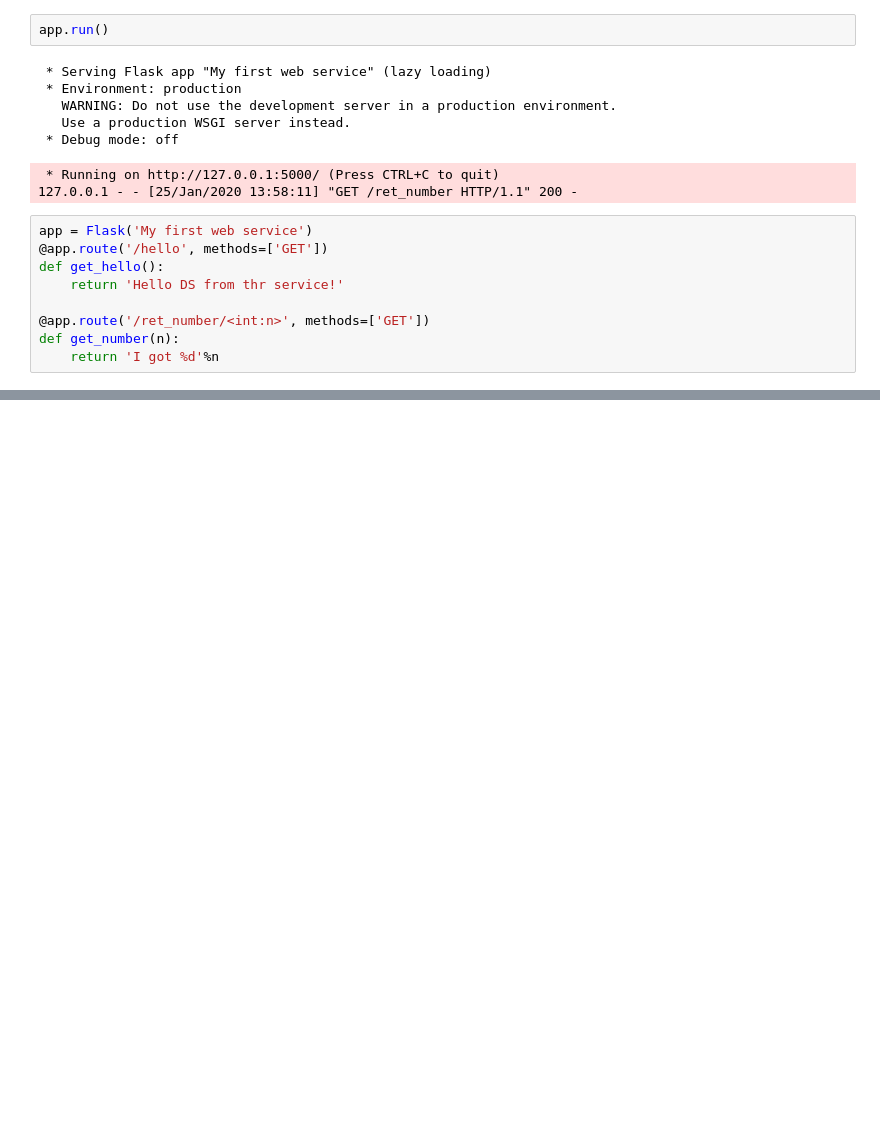
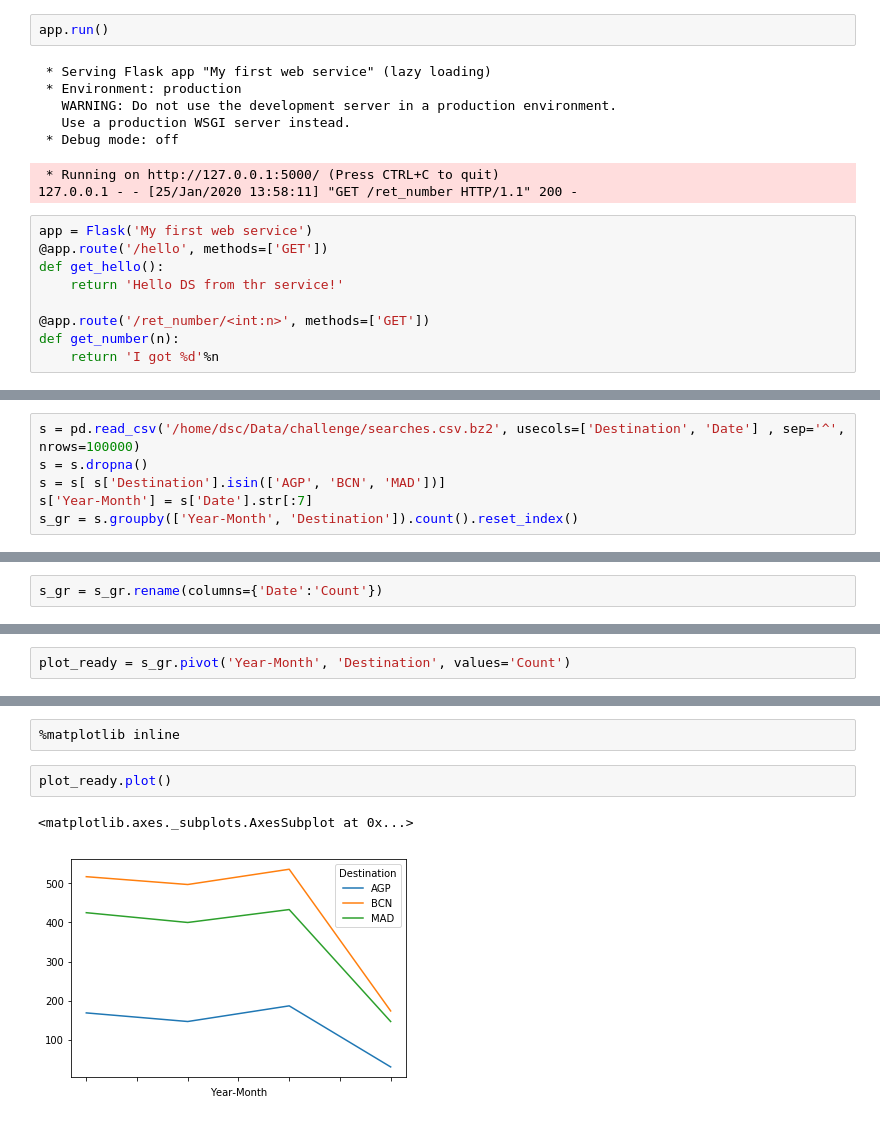
Before and after one commit to martaarozarena/master-data-science, a Jupyter notebook: AmadChallengeMarta.ipynb, the cells around one changed output, grey strips where cells are left out. Saved outputs shown, nothing was run; the diff lists cells and outputs as text; blank space fills up the shorter version.

```diff
--- a/AmadChallengeMarta.ipynb
+++ b/AmadChallengeMarta.ipynb
@@ -684,0 +1010,6 @@ app.run()
+# %%
+s = pd.read_csv('/home/dsc/Data/challenge/searches.csv.bz2', usecols=['Destination', 'Date'] , sep='^', nrows=100000)
+s = s.dropna()
+s = s[ s['Destination'].isin(['AGP', 'BCN', 'MAD'])]
+s['Year-Month'] = s['Date'].str[:7]
+s_gr = s.groupby(['Year-Month', 'Destination']).count().reset_index()
@@ -684,0 +1032,2 @@ app.run()
+# %%
+s_gr = s_gr.rename(columns={'Date':'Count'})
@@ -684,0 +1048,2 @@ app.run()
+# %%
+plot_ready = s_gr.pivot('Year-Month', 'Destination', values='Count')
@@ -684,0 +1059,7 @@ app.run()
+# %%
+%matplotlib inline
+# %%
+plot_ready.plot()
+# %% [output]
+<matplotlib.axes._subplots.AxesSubplot at 0x...>
+[figure, added]
```
Also changed, not shown: parts of 79 cells of this notebook.
